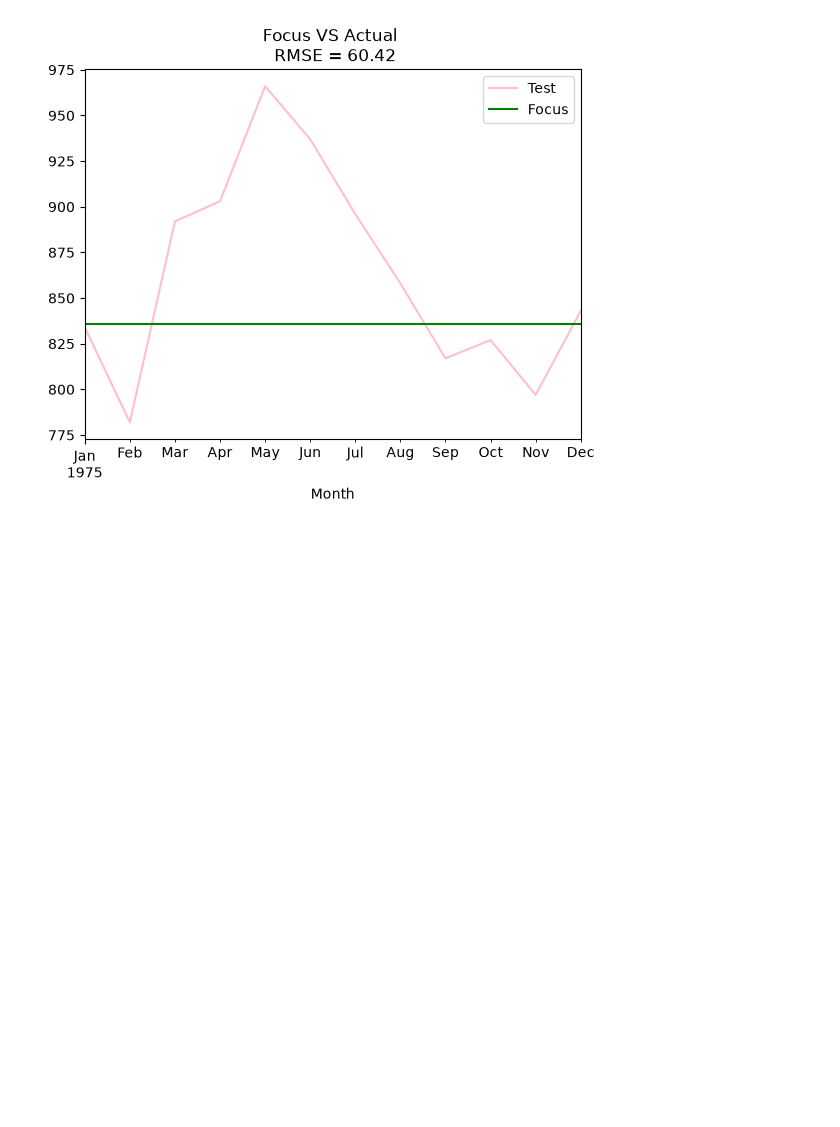
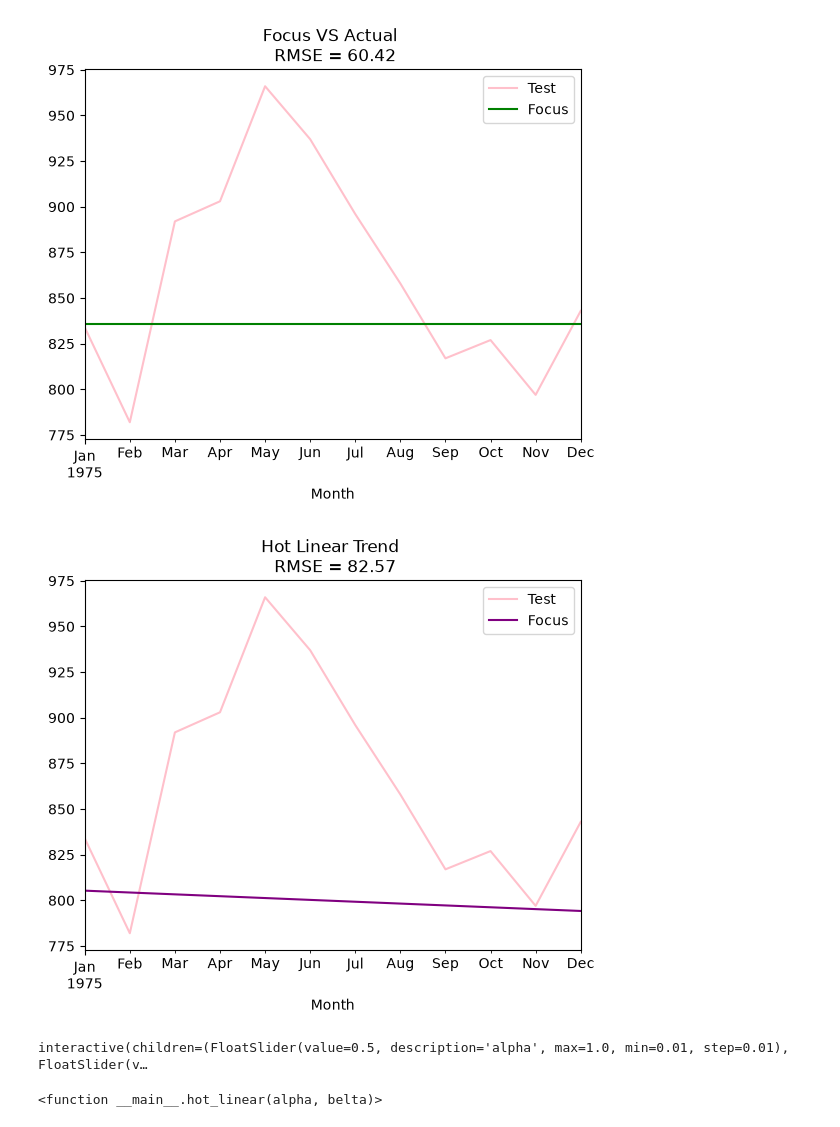
Before and after one commit to AungSannOoDe/machine_learning, a Jupyter notebook: times_seriex/time_series_01.ipynb, the cells around one changed output. Cells and saved outputs as stored; diff of their text form; code cells hidden in the pictures; blank space fills up the shorter version.

```diff
--- a/times_seriex/time_series_01.ipynb
+++ b/times_seriex/time_series_01.ipynb
@@ -135,0 +142,24 @@ plt.show()
+# %%
+from statsmodels.tsa.api import Holt
+
+# 1. (Optional) Explicitly assign frequency to prevent the ValueWarning
+if hasattr(Y_train, "index") and Y_train.index.freq is None:
+    Y_train = Y_train.asfreq("MS")
+
+# Parameters
+alpha, beta = 0.8, 0.02
+
+# Fit Holt's model (level + trend) with manual smoothing parameters
+holt = Holt(Y_train)
+fit = holt.fit(smoothing_level=alpha, smoothing_trend=beta, optimized=False)
+
+# Generate forecast matching test set length
+forecast = fit.forecast(len(Y_test))
+Y_test.plot(color="pink",label="Test")
+forecast.plot(color="purple",label="Focus")
+rmse=root_mean_squared_error(Y_test,forecast)
+plt.title(f"Hot Linear Trend \n RMSE = {rmse:.2f}")
+plt.legend(loc="best")
+plt.show()
+# %% [output]
+[figure, added]
@@ -135,0 +168,35 @@ plt.show()
+# %%
+from statsmodels.tsa.holtwinters import Holt
+import ipywidgets as widgets
+import matplotlib.pyplot as plt
+
+holt = Holt(Y_train)
+
+def hot_linear(alpha, belta):
+    fit = holt.fit(
+        smoothing_level=alpha,
+        smoothing_trend=belta,
+        optimized=False
+    )
+
+    forecast = fit.forecast(len(Y_test))
+
+    plt.figure(figsize=(10,5))
+    Y_test.plot(color="pink", label="Test")
+    forecast.plot(color="purple", label="Forecast")
+
+    rmse = root_mean_squared_error(Y_test, forecast)
+
+    plt.title(
+        f"Holt Linear Trend\nalpha={alpha:.2f}, beta={belta:.2f}, RMSE={rmse:.2f}"
+    )
+    plt.legend()
+    plt.show()
+
+interact(
+        hot_linear,
+        alpha=(0.01, 1.0, 0.01),
+        belta=(0.01, 1.0, 0.01))
+# %% [output]
+interactive(children=(FloatSlider(value=0.5, description='alpha', max=1.0, min=0.01, step=0.01), FloatSlider(v…
+<function __main__.hot_linear(alpha, belta)>
```
Also changed, not shown: parts of 6 cells of this notebook, 3 other files.
